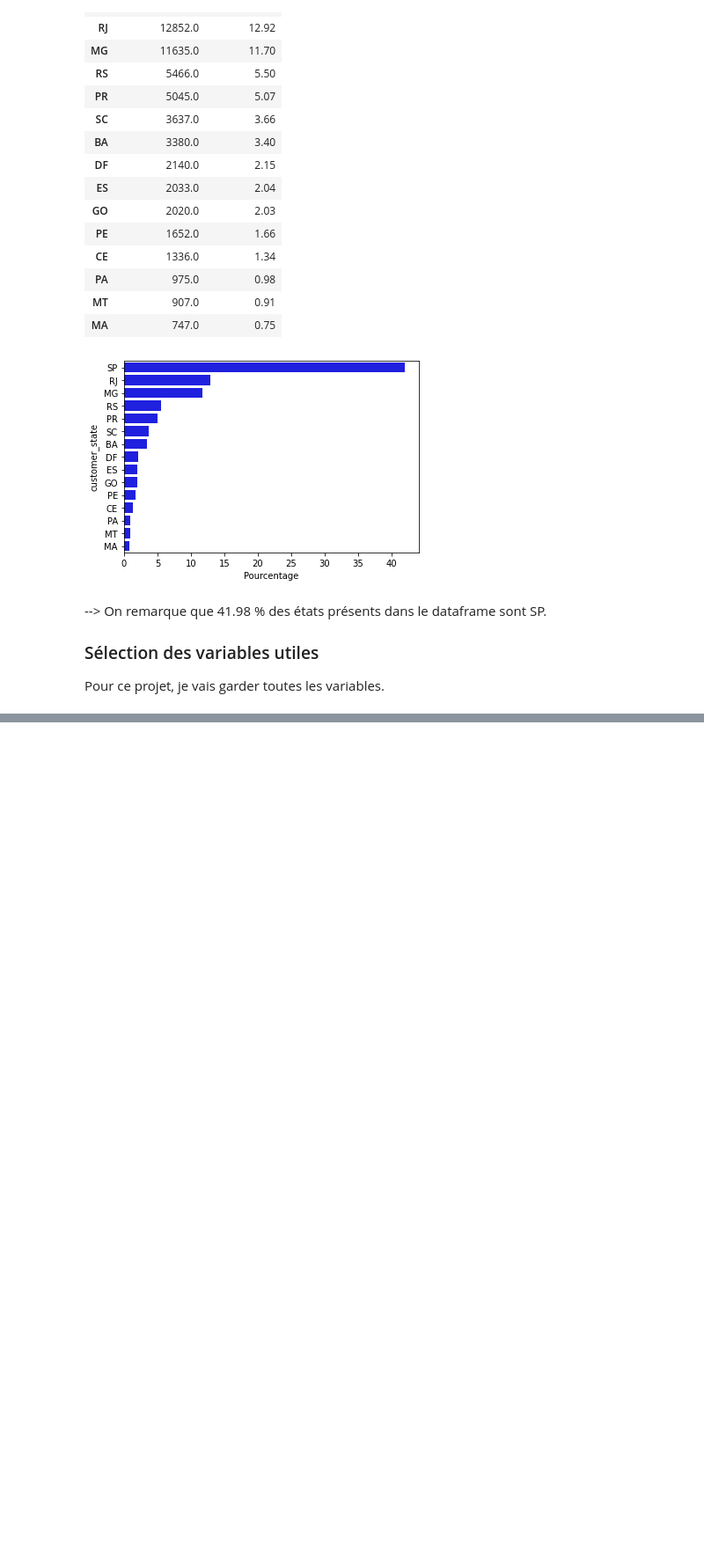
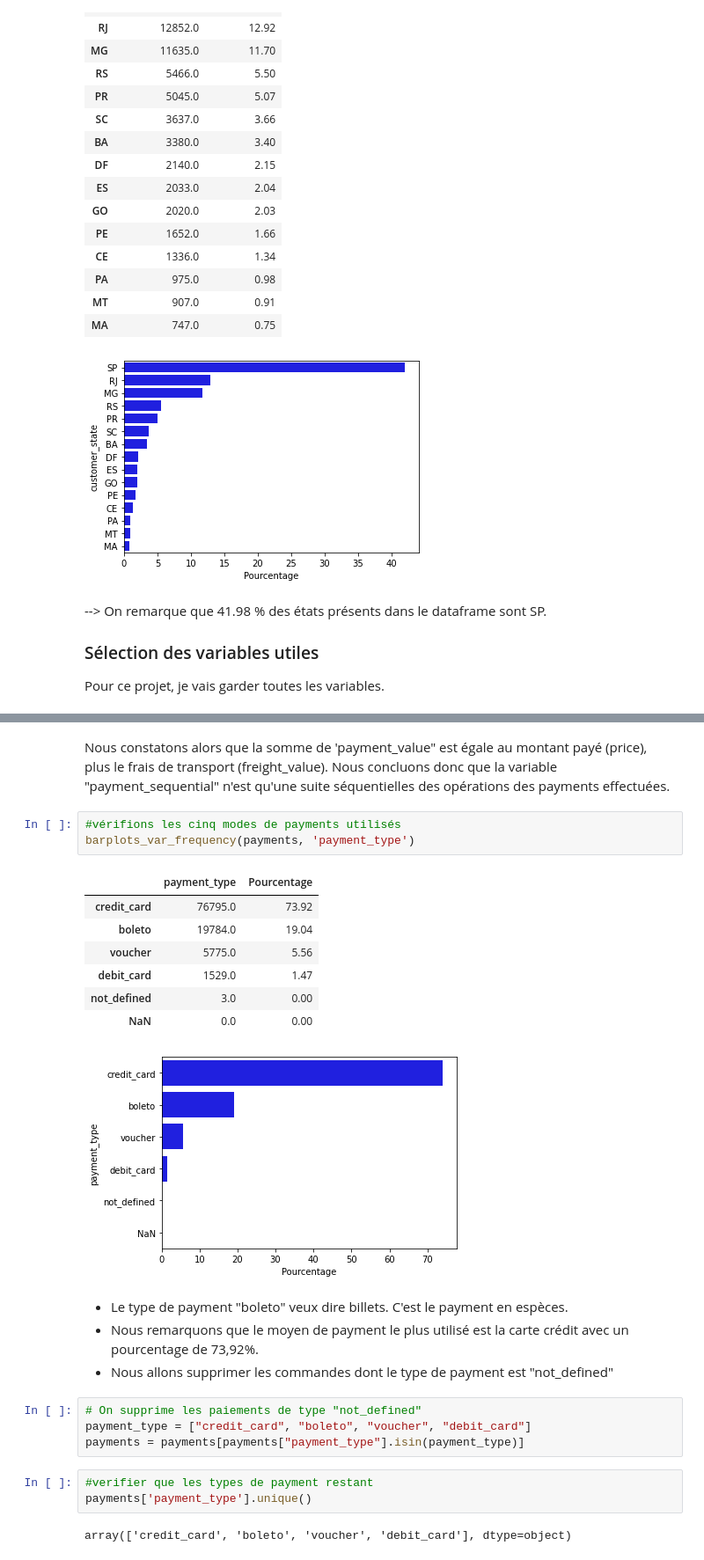
Before and after one commit to Soumaya-kh/POlist, a Jupyter notebook: POLIST_01_notebookanalyse.ipynb, the cells around one changed output, grey strips where cells are left out. Shown at 88% size. Cells and saved outputs as stored; diff of their text form; blank space fills up the shorter version.

Commit message:
add: - terminer l'analyse des dataframes - Merge des dataframes et nettoyage du dataframe final - imputation des nans - analyses multivariées

```diff
--- a/POLIST_01_notebookanalyse.ipynb
+++ b/POLIST_01_notebookanalyse.ipynb
@@ -691,0 +751,27 @@ Pour ce projet, je vais garder toutes les variables.
+# %% [markdown]
+Nous constatons alors que la somme de 'payment_value" est égale au montant payé (price), plus le frais de transport (freight_value). Nous concluons donc que la variable "payment_sequential" n'est qu'une suite séquentielles des opérations des payments effectuées.
+# %%
+#vérifions les cinq modes de payments utilisés
+barplots_var_frequency(payments, 'payment_type')
+# %% [output]
+|  | payment_type | Pourcentage |
+| credit_card | 76795.0 | 73.92 |
+| boleto | 19784.0 | 19.04 |
+| voucher | 5775.0 | 5.56 |
+| debit_card | 1529.0 | 1.47 |
+| not_defined | 3.0 | 0.00 |
+| NaN | 0.0 | 0.00 |
+[figure, added]
+# %% [markdown]
+- Le type de payment "boleto" veux dire billets. C'est le payment en espèces.
+- Nous remarquons que le moyen de payment le plus utilisé est la carte crédit avec un pourcentage de 73,92%.
+- Nous allons supprimer les commandes dont le type de payment est "not_defined"
+# %%
+# On supprime les paiements de type "not_defined"
+payment_type = ["credit_card", "boleto", "voucher", "debit_card"]
+payments = payments[payments["payment_type"].isin(payment_type)]
+# %%
+#verifier que les types de payment restant
+payments['payment_type'].unique()
+# %% [output]
+array(['credit_card', 'boleto', 'voucher', 'debit_card'], dtype=object)
```
Also changed, not shown: parts of 94 cells of this notebook.
